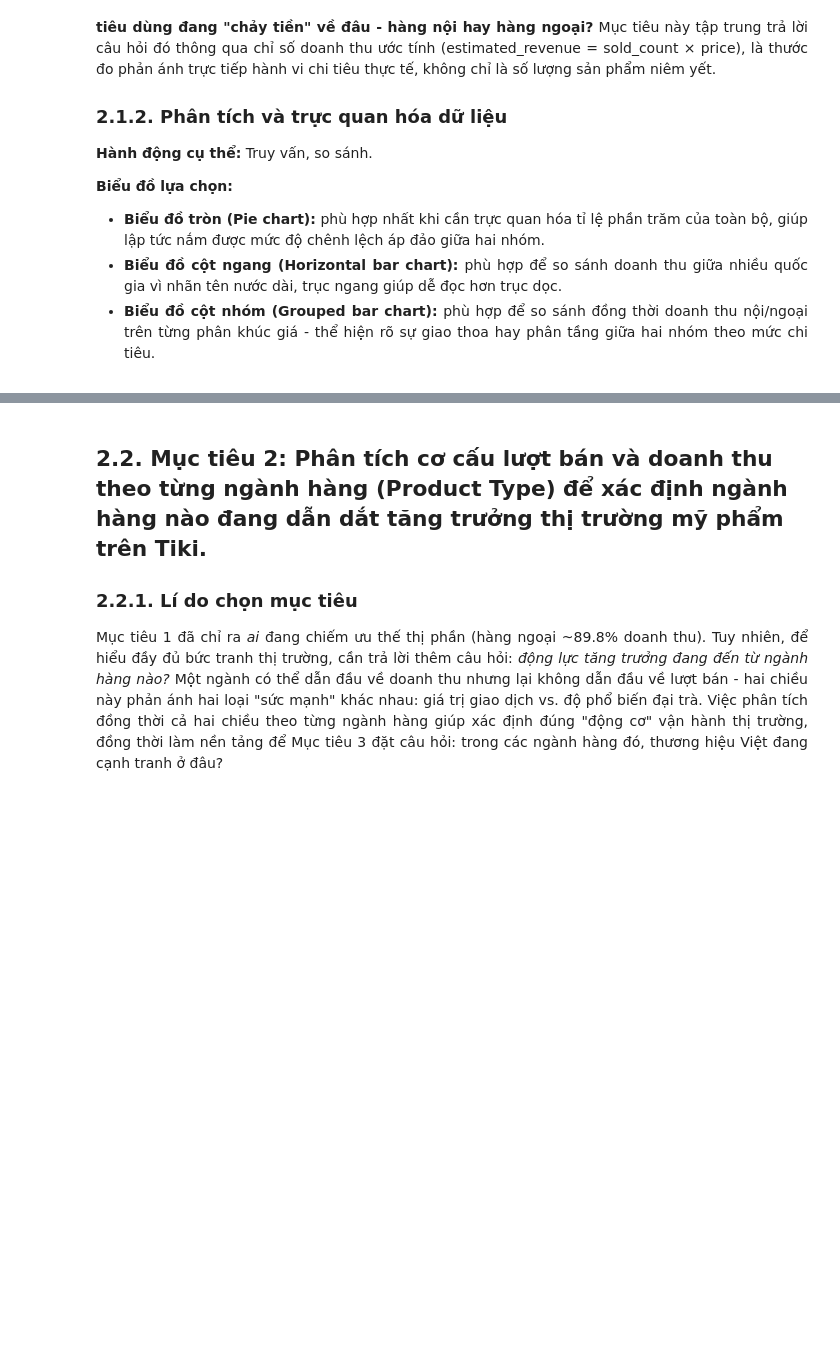
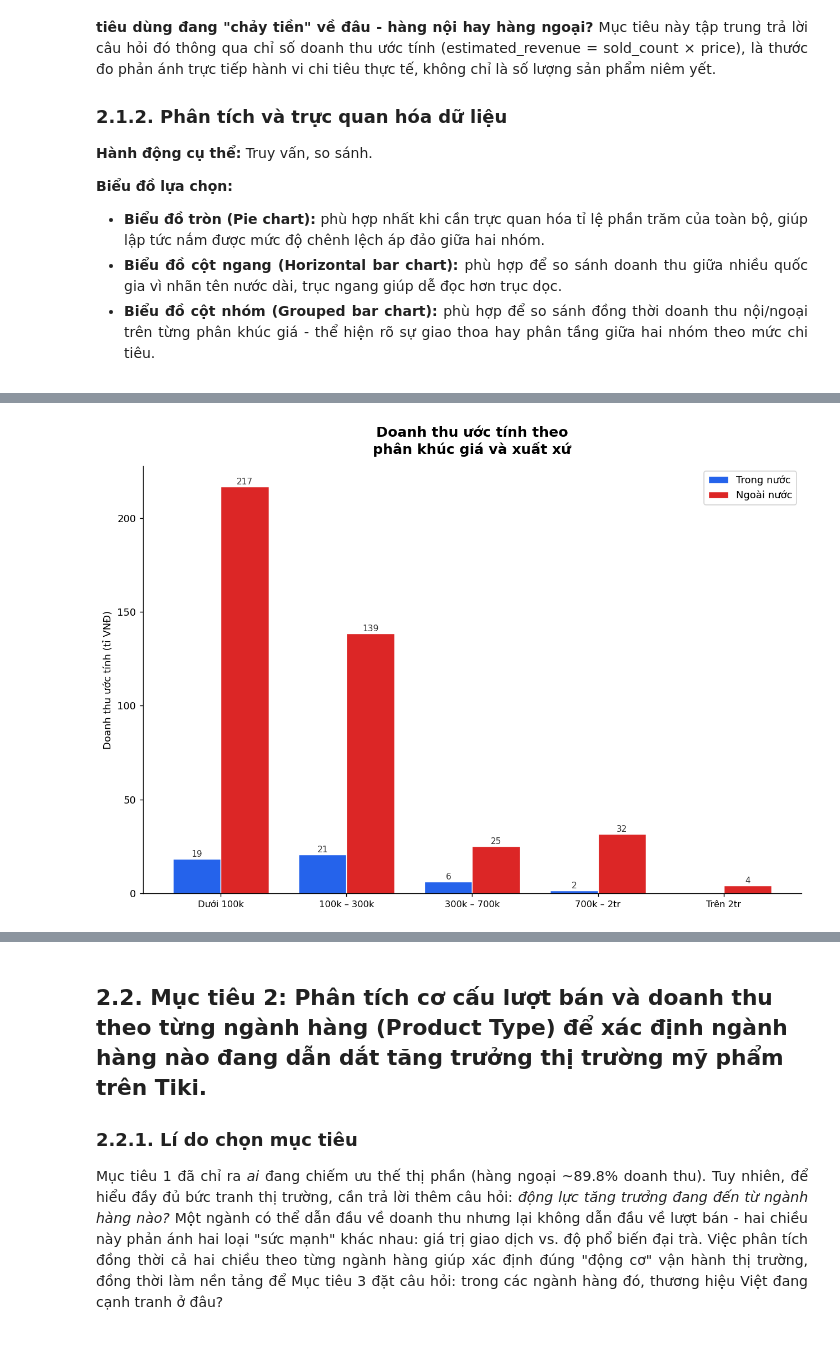
Before and after one commit to TrucHang676/TQH-LAB010-N5, a Jupyter notebook: notebooks/DataVisualization _ 23120201.ipynb, the cells around one changed output, grey strips where cells are left out. Saved outputs shown, nothing was run; the diff lists cells and outputs as text; code cells hidden in the pictures; blank space fills up the shorter version.

```diff
--- a/notebooks/DataVisualization _ 23120201.ipynb
+++ b/notebooks/DataVisualization _ 23120201.ipynb
@@ -281,0 +262,42 @@ Mục tiêu phân tích được trả lời rõ ràng: **hàng ngoại nắm gi
+# %%
+# ══════════════════════════════════════════════════════════════════════
+# BIỂU ĐỒ 3: Grouped bar — phân khúc giá × xuất xứ
+# ══════════════════════════════════════════════════════════════════════
+
+fig, ax3 = plt.subplots(1, 1, figsize=(10, 7))
+
+x      = np.arange(len(price_order))
+width  = 0.38
+
+bars_vn = ax3.bar(x - width/2,
+                  rev_price_origin.get('Trong nước', 0) / 1e9,
+                  width, label='Trong nước', color=C_DOMESTIC,
+                  edgecolor='white', linewidth=0.8)
+bars_nn = ax3.bar(x + width/2,
+                  rev_price_origin.get('Ngoài nước', 0) / 1e9,
+                  width, label='Ngoài nước', color=C_IMPORT,
+                  edgecolor='white', linewidth=0.8)
+
+# Nhãn giá trị trên đỉnh cột (chỉ hiện nếu > 0)
+def label_bars(bars_group, ax, fmt='{:.0f}'):
+    for bar in bars_group:
+        h = bar.get_height()
+        if h > 0.5:
+            ax.text(bar.get_x() + bar.get_width() / 2, h + 0.3,
+                    fmt.format(h), ha='center', va='bottom',
+                    fontsize=8.5, color='#333')
+
+label_bars(bars_vn, ax3)
+label_bars(bars_nn, ax3)
+
+ax3.set_xticks(x)
+ax3.set_xticklabels(price_order, fontsize=9)
+ax3.set_ylabel('Doanh thu ước tính (tỉ VNĐ)', fontsize=10)
+ax3.set_title('Doanh thu ước tính theo\nphân khúc giá và xuất xứ', pad=12)
+ax3.legend(fontsize=10)
+ax3.yaxis.set_major_formatter(mticker.FuncFormatter(lambda x, _: f'{x:,.0f}'))
+
+plt.tight_layout()
+plt.show()
+# %% [output]
+[figure, added]
```
Also changed, not shown: parts of 20 cells of this notebook, 8 other files.
